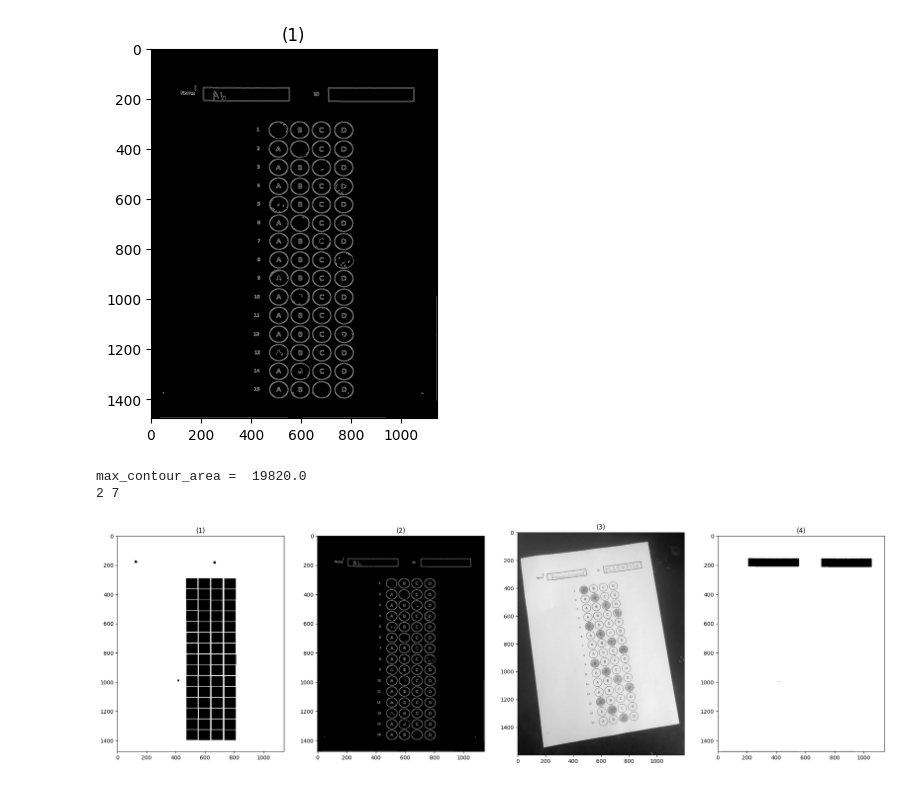
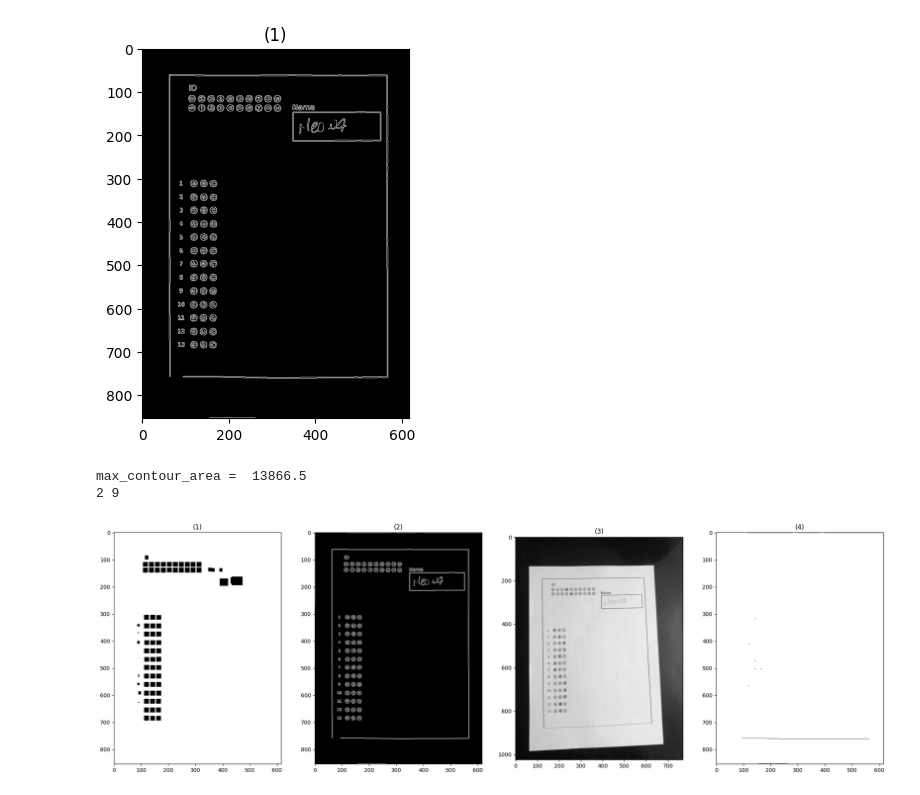
Before and after one commit to ZiadSheriif/Sa7a7LY, a Jupyter notebook: BubbleSheet/final.ipynb, the cells around one changed output. Cells and saved outputs as stored; diff of their text form; code cells hidden in the pictures.

```diff
--- a/BubbleSheet/final.ipynb
+++ b/BubbleSheet/final.ipynb
@@ -27,8 +27,9 @@ import pandas as pd
 # # read image 1.jpg
 # img = cv.imread('dataset/inputs/Five0.png',0)
 # read image 1.jpg
-# img = cv.imread('dataset/1/79f99717-0aed-47f1-925b-9eb7fbf2772e.jpg',0) #
-img = cv.imread('dataset/Bubble_Data/3.jpg',0)
+img = cv.imread('dataset/1/4dc7740c-2781-49c5-8f91-bb59b4d92bc8.jpg',0) #
+# img = cv.imread('dataset/1/IMG_6234.JPG',0)
+# img = cv.imread('dataset/Bubble_Data/2.jpg',0)
 # colored_img = cv.imread('datasets/dataset_module1/01.jpg')
 # img = cv.imread('datasets/dataset_module1/11.jpg',0)
 
@@ -170,46 +171,46 @@ cannyEdges = cannyEdge(transormedImg)
 
 show_images([cannyEdges])
 # %% [output]
-[figure, old version]
+[figure, new version]
 # %%
 # Finding Contours
 # Use a copy of the image e.g. edged.copy()
 # since findContours alters the image
 img_cpy = transormedImg.copy()
 img_cpy = cv.adaptiveThreshold(img_cpy,255,cv.ADAPTIVE_THRESH_GAUSSIAN_C,cv.THRESH_BINARY,59,3)
-contours, hierarchy = cv.findContours(cannyEdges,
-    cv.RETR_EXTERNAL, cv.CHAIN_APPROX_NONE)
+contours, hierarchy = cv.findContours(cannyEdges, cv.RETR_TREE,cv.CHAIN_APPROX_SIMPLE)
 
 white_img_contours = np.ones(img_cpy.shape)
 white_img_contours_IDBox = np.ones(img_cpy.shape)
 TwoBox = []
 all_id_boxs = []
 sorted_contours = sorted(contours, key=cv.contourArea)
 count_boxes =0;
 
 max_contour = max(contours, key = cv.contourArea)
 max_contour_area = cv.contourArea(max_contour)
 print("max_contour_area = ",max_contour_area)
 for contour in sorted_contours:
     x,y,w,h = cv.boundingRect(contour)
-    if w/h >= 0.8 and w/h <=1.3 and (cannyEdges.shape[0] * cannyEdges.shape[1] * 0.01) > cv.contourArea(contour):
+    if w/h >= 0.8 and w/h <=1.3 and (cannyEdges.shape[0] * cannyEdges.shape[1] * 0.01) > w*h:
+        #print("here")
         cv.rectangle(white_img_contours, (x,y), (x+w,y+h), (0, 0, 0), -1)
 #         cv.fillPoly(white_img_contours, pts =[contour], color=(0,0,0))
-    elif w/h > 4 and (cannyEdges.shape[0] * cannyEdges.shape[1] * 0.1) > cv.contourArea(contour):
+    elif w/h > 4 and (cannyEdges.shape[0] * cannyEdges.shape[1] * 0.1) > w*h:
         cv.fillPoly(white_img_contours_IDBox, pts =[contour], color=(0,0,0))
         all_id_boxs.append((x,y,w,h))
         if(count_boxes <2):
             TwoBox.append((x,y,w,h))
         count_boxes += 1
 TwoBox = all_id_boxs[0:2]
 print(len(TwoBox),len(all_id_boxs))
 # cv.fillPoly(white_img_contours_IDBox, pts =[TwoBox[0]], color=(0,0,0))
 # cv.fillPoly(white_img_contours_IDBox, pts =[TwoBox[1]], color=(0,0,0))
 show_images([white_img_contours,cannyEdges,img,white_img_contours_IDBox])
 # %% [output]
-max_contour_area =  19820.0
-2 7
+max_contour_area =  13866.5
+2 9
-[figure, old version]
+[figure, new version]
 # %%
 # Extract Boxes of Name and ID
 
```
Also changed, not shown: parts of 16 cells of this notebook, 12 other files.
